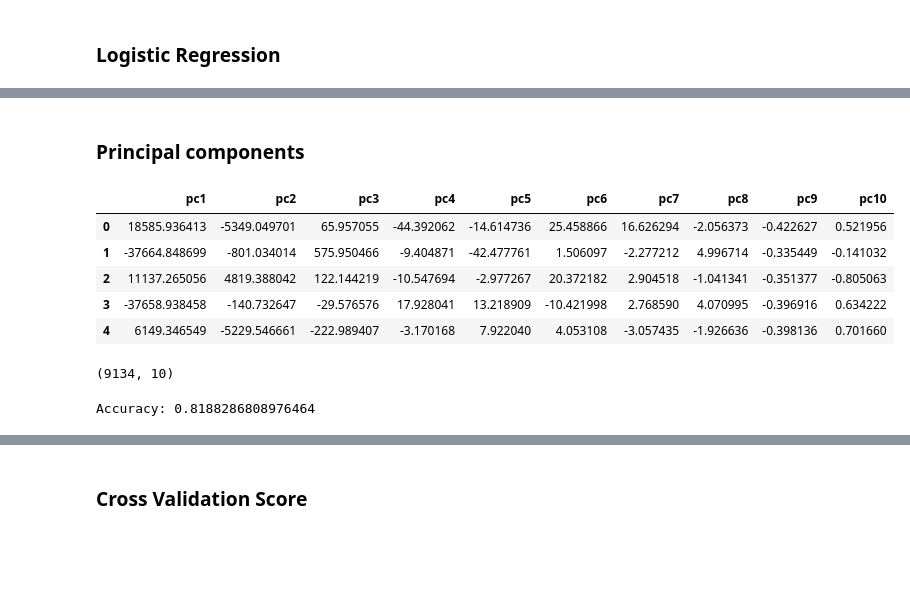
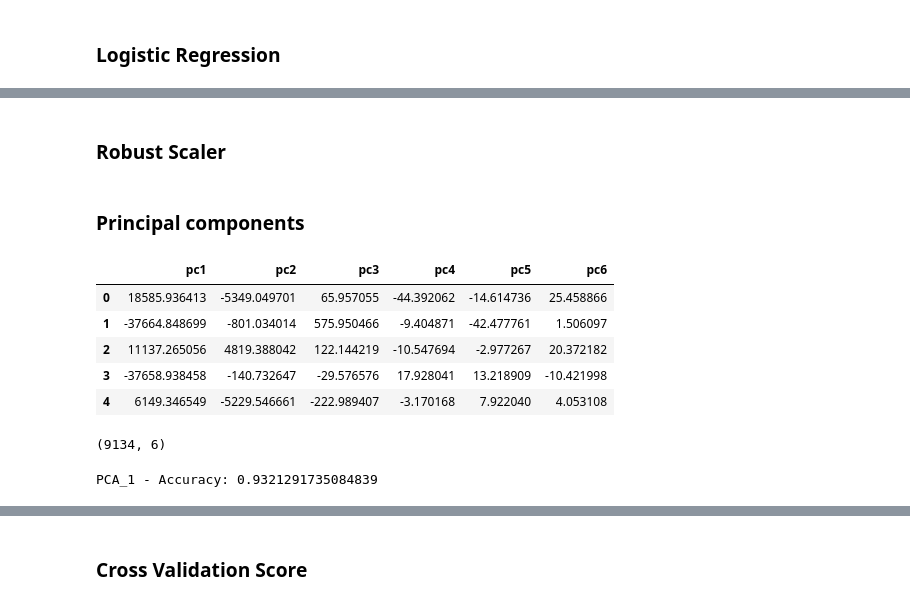
Before and after one commit to miriammg/Final-Project-IH, a Jupyter notebook: Final Project.ipynb, the cells around one changed output, grey strips where cells are left out. Cells and saved outputs as stored; diff of their text form; code cells hidden in the pictures; blank space fills up the shorter version.

```diff
--- a/Final Project.ipynb
+++ b/Final Project.ipynb
@@ -578,9 +590,15 @@ Accuracy: 0.9994526546250684
 # %% [markdown]
 ### Logistic Regression
 # %%
-clf_logistic = linear_model.LogisticRegression(multi_class='multinomial', solver='lbfgs')
+clf_logistic = linear_model.LogisticRegression() #multi_class='multinomial', solver='lbfgs'
 clf_logistic.fit(X_train, y_train)
-clf_logistic.score(X_test, y_test)
+score = clf_logistic.score(X_test, y_test)
 y_pred_logistic = clf_logistic.predict(X_test)
-print("Accuracy:",metrics.accuracy_score(y_test, y_pred_logistic))
+
+accuracy_logistic = metrics.accuracy_score(y_test, y_pred_logistic)
+
+cm_logistic = metrics.confusion_matrix(y_test, y_pred_logistic)
+
+
+print("Logistic Regression - Accuracy:", accuracy_logistic)
 # %% [output]
@@ -629,0 +613,2 @@ ModuleNotFoundError: No module named 'confussion_matrix'
+# %% [markdown]
+### Robust Scaler
@@ -632,19 +619,38 @@ ModuleNotFoundError: No module named 'confussion_matrix'
 # %%
 # Principal Components
 from sklearn.decomposition import PCA
 
-pca = PCA(n_components=10)
+pca = PCA(n_components=6)
 
 principalComponents = pca.fit_transform(X)
 
-df_pca = pd.DataFrame(data=principalComponents, columns =['pc1', 'pc2','pc3','pc4', 'pc5','pc6', 'pc7', 'pc8', 'pc9', 'pc10'])
+df_pca = pd.DataFrame(data=principalComponents, columns =['pc1', 'pc2','pc3','pc4', 'pc5','pc6'])
 display(df_pca.head())
 display(df_pca.shape)
+
+
+X = df_pca
+y = df_model['Total Claim Labels']
+
+X_pca = df_pca
+y_pca = df_model['Total Claim Labels']
+
+X_train_pca, X_test_pca, y_train_pca, y_test_pca = train_test_split(X_pca, y_pca, test_size=0.2)
+
+
+clf_logistic.fit(X_train_pca, y_train_pca)
+clf_logistic.score(X_test_pca, y_test_pca)
+y_pred_logistic_pca = clf_logistic.predict(X_test_pca)
+
+accuracy_pca1 = metrics.accuracy_score(y_test_pca, y_pred_logistic_pca)
+
+print ('PCA_1 - Accuracy:', accuracy_pca1)
 # %% [output]
-|  | pc1 | pc2 | pc3 | pc4 | pc5 | pc6 | pc7 | pc8 | pc9 | pc10 |
-| 0 | 18585.936413 | -5349.049701 | 65.957055 | -44.392062 | -14.614736 | 25.458866 | 16.626294 | -2.056373 | -0.422627 | 0.521956 |
-| 1 | -37664.848699 | -801.034014 | 575.950466 | -9.404871 | -42.477761 | 1.506097 | -2.277212 | 4.996714 | -0.335449 | -0.141032 |
-| 2 | 11137.265056 | 4819.388042 | 122.144219 | -10.547694 | -2.977267 | 20.372182 | 2.904518 | -1.041341 | -0.351377 | -0.805063 |
-| 3 | -37658.938458 | -140.732647 | -29.576576 | 17.928041 | 13.218909 | -10.421998 | 2.768590 | 4.070995 | -0.396916 | 0.634222 |
-| 4 | 6149.346549 | -5229.546661 | -222.989407 | -3.170168 | 7.922040 | 4.053108 | -3.057435 | -1.926636 | -0.398136 | 0.701660 |
+|  | pc1 | pc2 | pc3 | pc4 | pc5 | pc6 |
+| 0 | 18585.936413 | -5349.049701 | 65.957055 | -44.392062 | -14.614736 | 25.458866 |
+| 1 | -37664.848699 | -801.034014 | 575.950466 | -9.404871 | -42.477761 | 1.506097 |
+| 2 | 11137.265056 | 4819.388042 | 122.144219 | -10.547694 | -2.977267 | 20.372182 |
+| 3 | -37658.938458 | -140.732647 | -29.576576 | 17.928041 | 13.218909 | -10.421998 |
+| 4 | 6149.346549 | -5229.546661 | -222.989407 | -3.170168 | 7.922040 | 4.053108 |
-(9134, 10)
+(9134, 6)
+PCA_1 - Accuracy: 0.9321291735084839
@@ -659,7 +656,0 @@ X_train_pca, X_test_pca, y_train_pca, y_test_pca = train_test_split(X_pca, y_pca
-# %%
-clf_logistic.fit(X_train_pca, y_train_pca)
-clf_logistic.score(X_test_pca, y_test_pca)
-y_pred_logistic_pca = clf_logistic.predict(X_test_pca)
-print("Accuracy:",metrics.accuracy_score(y_test_pca, y_pred_logistic_pca))
-# %% [output]
-Accuracy: 0.8188286808976464
```
Also changed, not shown: parts of 58 cells of this notebook.
